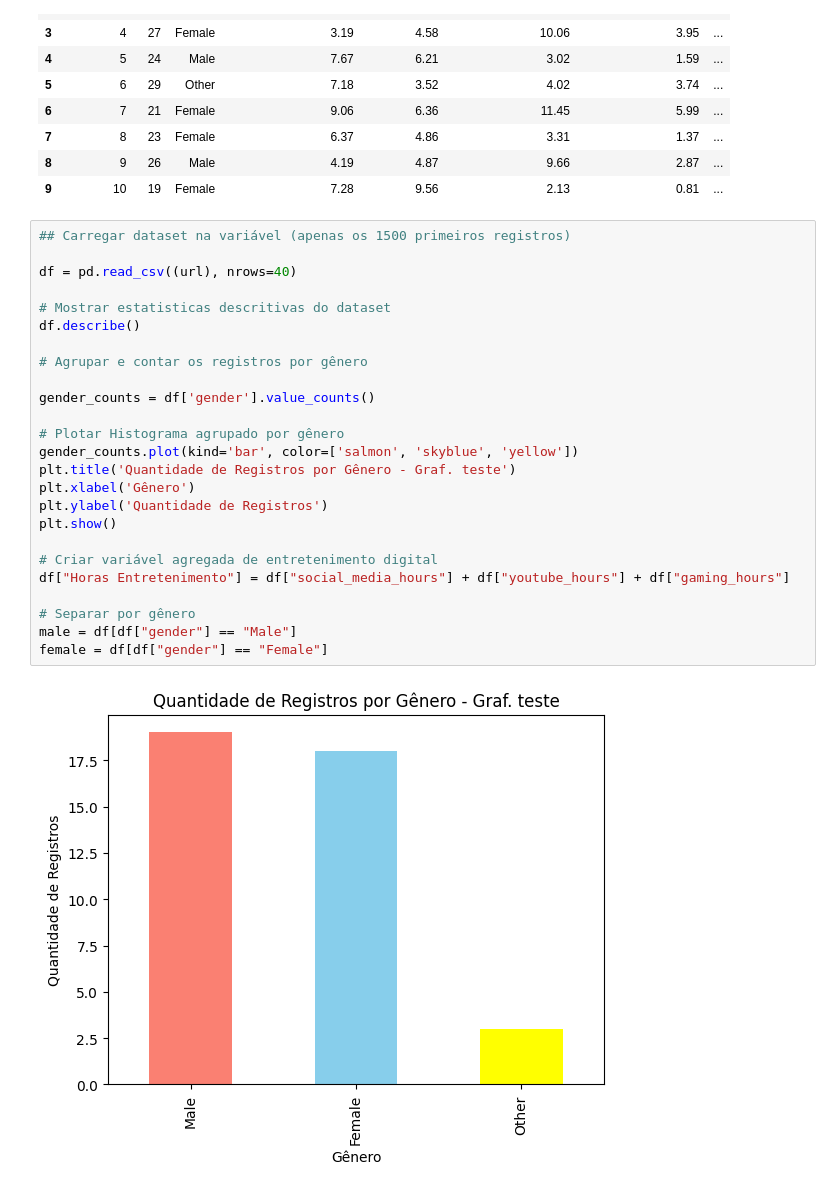
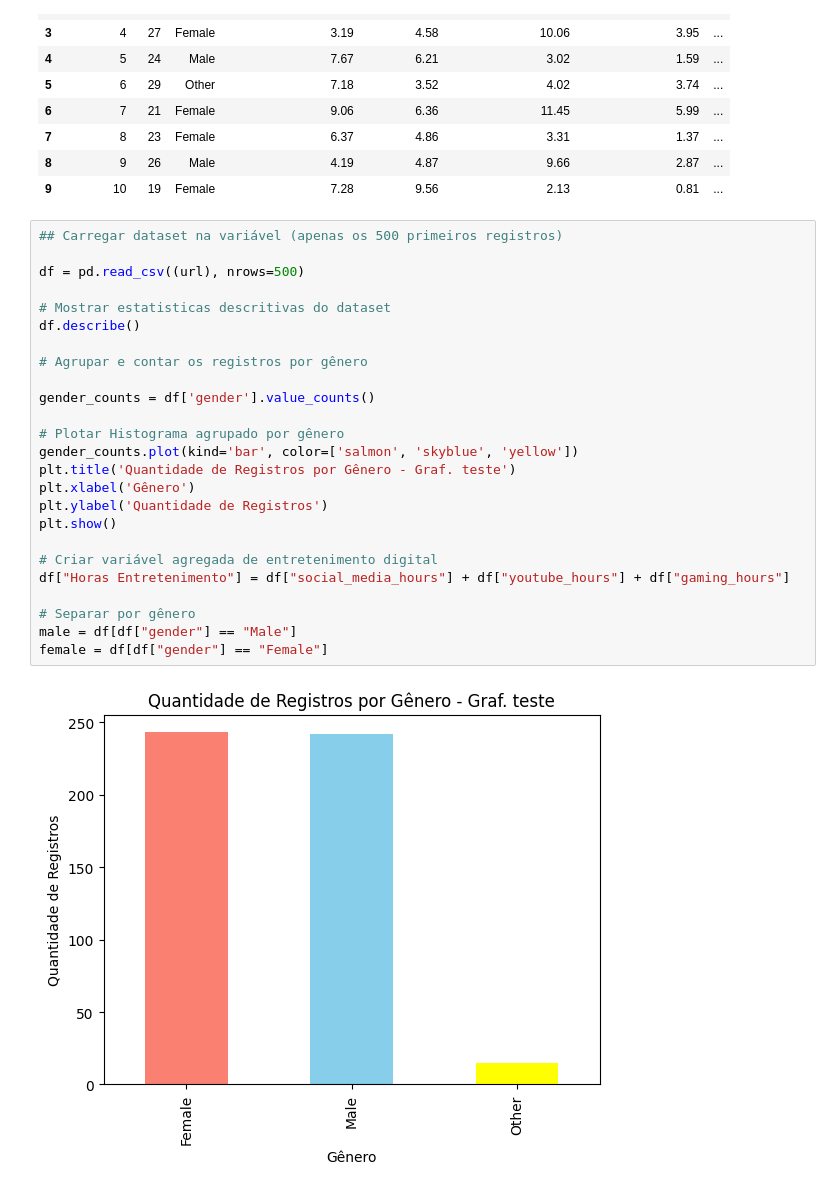
Before and after one commit to jefersonferreirafagundes-eng/datasetmvp, a Jupyter notebook: JffMVP_2.ipynb, the cells around one changed output. Drawn from its saved outputs; the diff is of its cells as text.

```diff
--- a/JffMVP_2.ipynb
+++ b/JffMVP_2.ipynb
@@ -138,32 +139,32 @@ dataset.head(10)
 | 8 | 9 | 26 | Male | 4.19 | 4.87 | 9.66 | 2.87 | ... |
 | 9 | 10 | 19 | Female | 7.28 | 9.56 | 2.13 | 0.81 | ... |
 # %%
-## Carregar dataset na variável (apenas os 1500 primeiros registros)
+## Carregar dataset na variável (apenas os 500 primeiros registros)
 
-df = pd.read_csv((url), nrows=40)
+df = pd.read_csv((url), nrows=500)
 
 # Mostrar estatisticas descritivas do dataset
 df.describe()
 
 # Agrupar e contar os registros por gênero
 
 gender_counts = df['gender'].value_counts()
 
 # Plotar Histograma agrupado por gênero
 gender_counts.plot(kind='bar', color=['salmon', 'skyblue', 'yellow'])
 plt.title('Quantidade de Registros por Gênero - Graf. teste')
 plt.xlabel('Gênero')
 plt.ylabel('Quantidade de Registros')
 plt.show()
 
 # Criar variável agregada de entretenimento digital
 df["Horas Entretenimento"] = df["social_media_hours"] + df["youtube_hours"] + df["gaming_hours"]
 
 # Separar por gênero
 male = df[df["gender"] == "Male"]
 female = df[df["gender"] == "Female"]
 # %% [output]
-[figure, old version]
+[figure, new version]
 # %%
 # Plotar Histograma agrupado por gênero com tarefas concluídas para verificar se
  # o número de registros que não serão tratados foram excluidos
```
Also changed, not shown: parts of 8 cells of this notebook.
